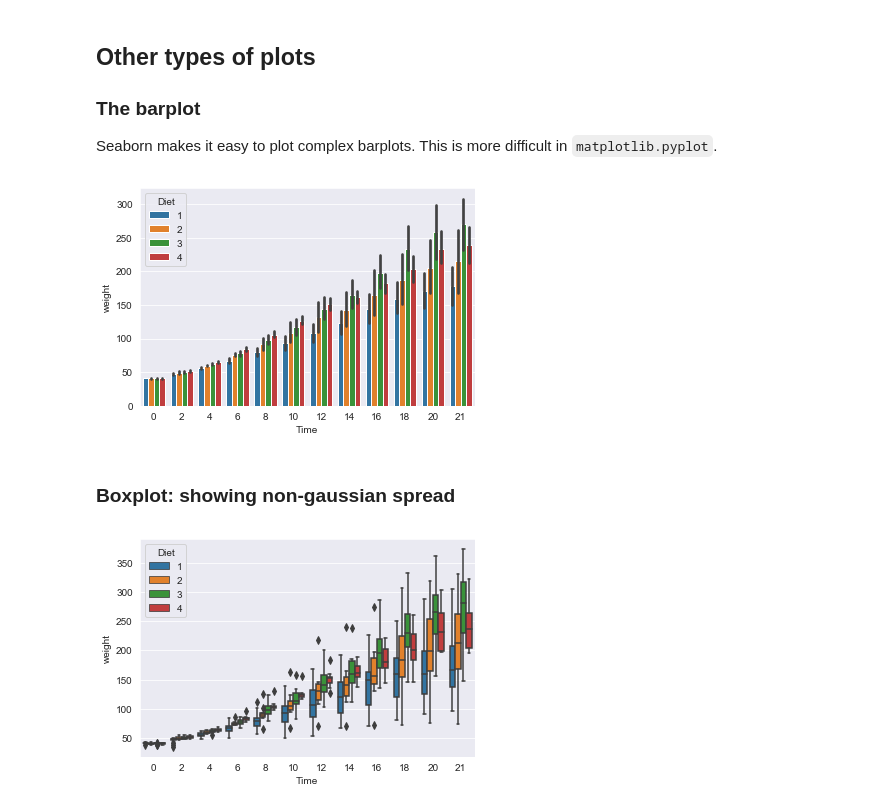
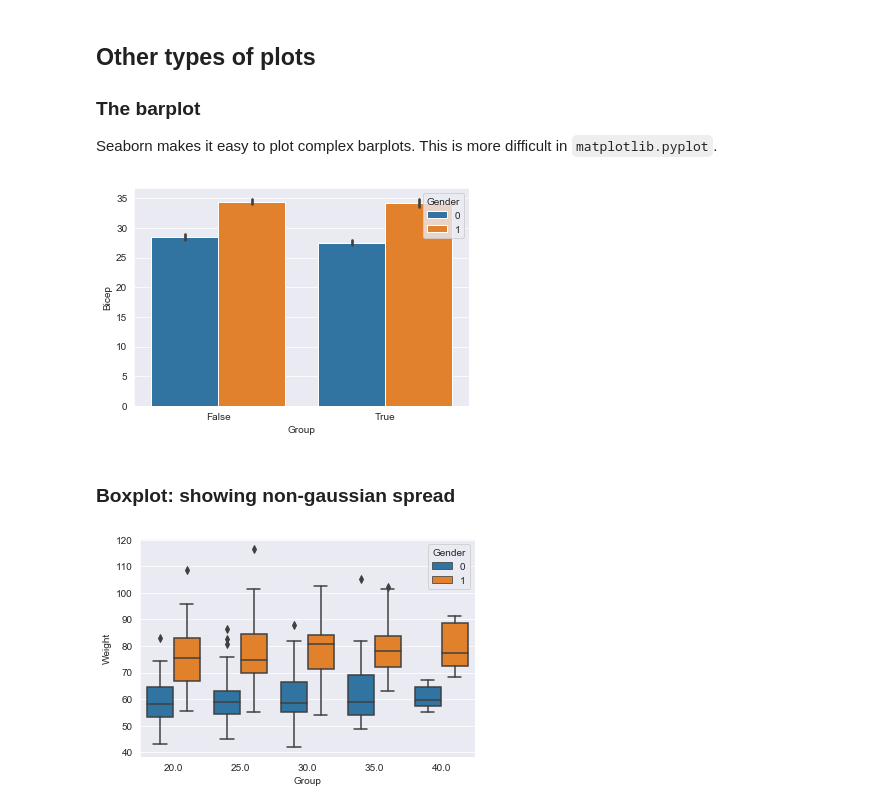
Before and after one commit to dvanderelst-classes/python-class, a Jupyter notebook: 21_Seaborn/Seaborn.ipynb, the cells around one changed output. Cells and saved outputs as stored; diff of their text form; code cells hidden in the pictures.

````diff
--- a/21_Seaborn/Seaborn.ipynb
+++ b/21_Seaborn/Seaborn.ipynb
@@ -30,0 +14,7 @@ data.head()
+# %%
+import pandas
+import seaborn
+from matplotlib import pyplot
+
+data = pandas.read_csv('body.csv');
+data.head()
@@ -36,0 +35,3 @@ seaborn.lmplot(x='Time', y='weight', hue='Diet', data=data);
+# %%
+data['Sex'] = 'Female'
+data['Sex'][data.Gender==1] = 'Male'
@@ -96,3 +74,0 @@ seaborn.axes_style()
-# %%
-seaborn.set_style('darkgrid', {'axes.spines.top': True,'axes.grid': True,'grid.color': 'blue','axes.linewidth': 10, 'axes.edgecolor':'black'})
-seaborn.lmplot(x='Time', y='weight', hue='Diet',scatter=False, data=data, palette=my_colors);
@@ -105,13 +79,14 @@ seaborn.lmplot(x='Time', y='weight', hue='Diet',scatter=False, data=data, palett
 
 Seaborn makes it easy to plot complex barplots. This is more difficult in ```matplotlib.pyplot```.
 # %%
+data['Group'] = data.Age < 25
 seaborn.set_style('darkgrid')
-seaborn.barplot(x='Time', y='weight', hue='Diet', data=data);
+seaborn.barplot(x='Group', y='Bicep', hue='Gender', data=data);
 # %% [output]
-[figure, old version]
+[figure, new version]
 # %% [markdown]
 ### Boxplot: showing non-gaussian spread
 # %%
-seaborn.boxplot(x='Time', y='weight', hue='Diet', data=data);
+seaborn.boxplot(x='Group', y='Weight', hue='Gender', data=selection);
 # %% [output]
-[figure, old version]
+[figure, new version]
````
Also changed, not shown: parts of 19 cells of this notebook, 4 other files.
